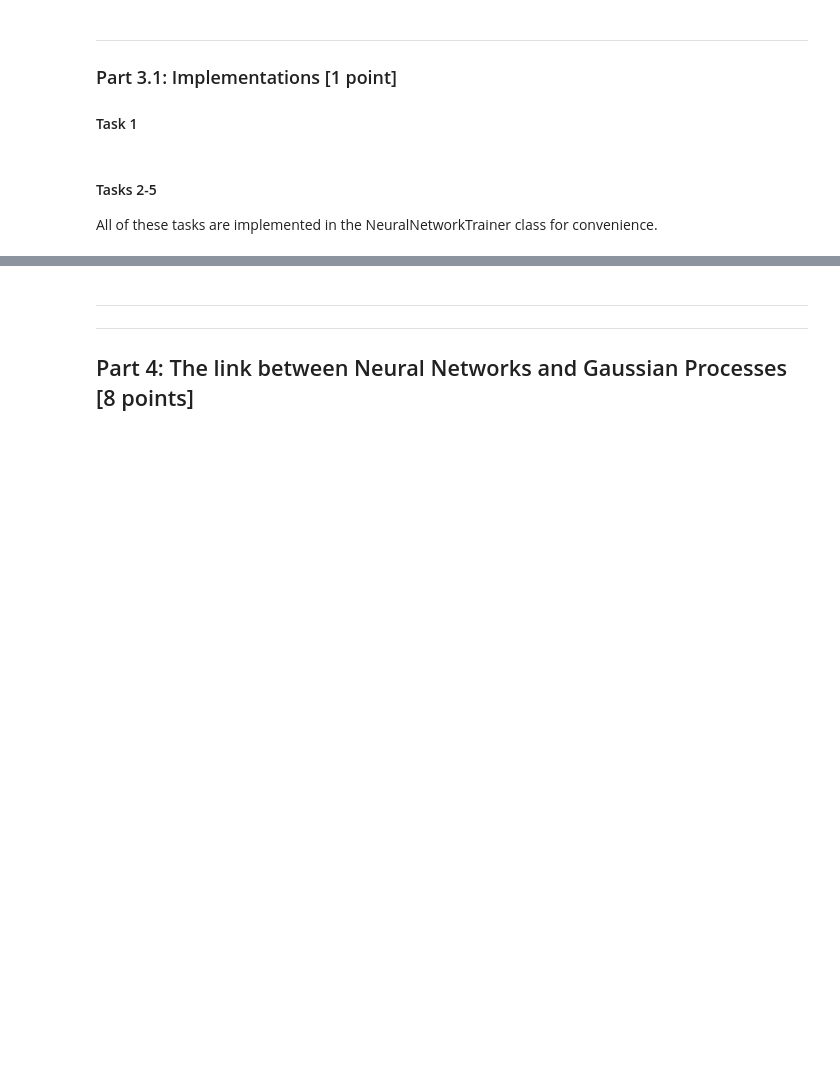
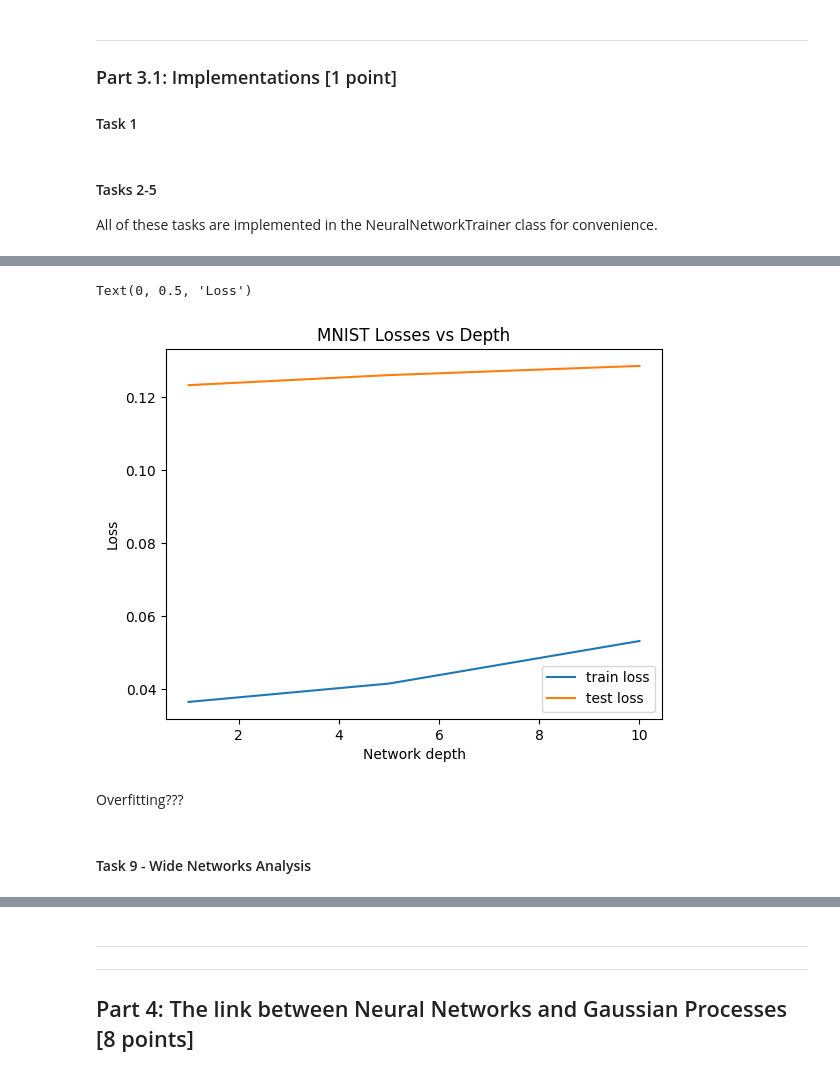
Before and after one commit to nadav7679/maths_machine_learning_2024, a Jupyter notebook: cw1/solution.ipynb, the cells around one changed output, grey strips where cells are left out. Drawn from its saved outputs; the diff is of its cells as text; code cells hidden in the pictures; blank space fills up the shorter version.

Commit message:
numerical tasks 6,9

```diff
--- a/cw1/solution.ipynb
+++ b/cw1/solution.ipynb
@@ -396,19 +396,22 @@ class NeuralNetworkTrainer():
     return mean_loss, num_errors
 
 
-  def train_me(self):
+  def train_me(self, logs=True):
     """
       Train the neural network for  max_epoch and print training and testing statistics.
     """
+
     samples_len = self.testset.data.shape[0]
     for i in range(self.max_epoch):
       epoch = i + 1
       train_loss = self.train_epoch()
       test_loss, test_err = self.test_epoch()
 
-      print(f"Epoch: {epoch} | Train Loss: {train_loss:.04} |"
-            f"Test Loss: {test_loss:.04} | Test Error: {test_err/samples_len:.04}")
+      if logs:
+        print(f"Epoch: {epoch} | Train Loss: {train_loss:.04} |"
+              f"Test Loss: {test_loss:.04} | Test Error: {test_err/samples_len:.04}")
 
+    return np.array([float(train_loss), float(test_loss)])
 
 
 def test_trainednetwork():
@@ -424,4 +427,4 @@ def test_trainednetwork():
   cifar_net.train_me()
 
 # Uncomment for network test
-test_trainednetwork()
+# test_trainednetwork()
@@ -444,0 +448,22 @@ Epoch: 10 | Train Loss: 1.835 |Test Loss: 1.865 | Test Error: 0.6614
+# %%
+# Fixed Hyperparameters:
+hyperparams = {
+    "dataset_type": "mnist",
+    "width": 256,
+    "criterion": nn.CrossEntropyLoss(),
+    "optimizer": optim.Adam,
+    "batch_size": 64,
+    "lr": 0.001,
+    "max_epoch": 10,
+    "normalize": True
+}
+
+depths = [1, 5, 10]
+errors = {}
+for d in depths:
+    hyperparams["depth"] = d
+    mnist_net = NeuralNetworkTrainer(**hyperparams)
+
+    errors[d] = mnist_net.train_me(logs=False)
+    print(f"Depth: {d} | Train Loss: {errors[d][0]:.04} | "
+          f"Test Loss: {errors[d][1]:.04}")
@@ -444,0 +474,16 @@ Epoch: 10 | Train Loss: 1.835 |Test Loss: 1.865 | Test Error: 0.6614
+# %%
+plt.title("MNIST Losses vs Depth")
+train_error = [errors[d][0] for d in depths]
+test_error = [errors[d][1] for d in depths]
+plt.plot(depths, train_error, label="train loss")
+plt.plot(depths, test_error, label="test loss")
+plt.legend()
+plt.xlabel("Network depth")
+plt.ylabel("Loss")
+# %% [output]
+Text(0, 0.5, 'Loss')
+[figure, added]
+# %% [markdown]
+Overfitting???
+# %% [markdown]
+#### Task 9 - Wide Networks Analysis
```
Also changed, not shown: parts of 8 cells of this notebook.
